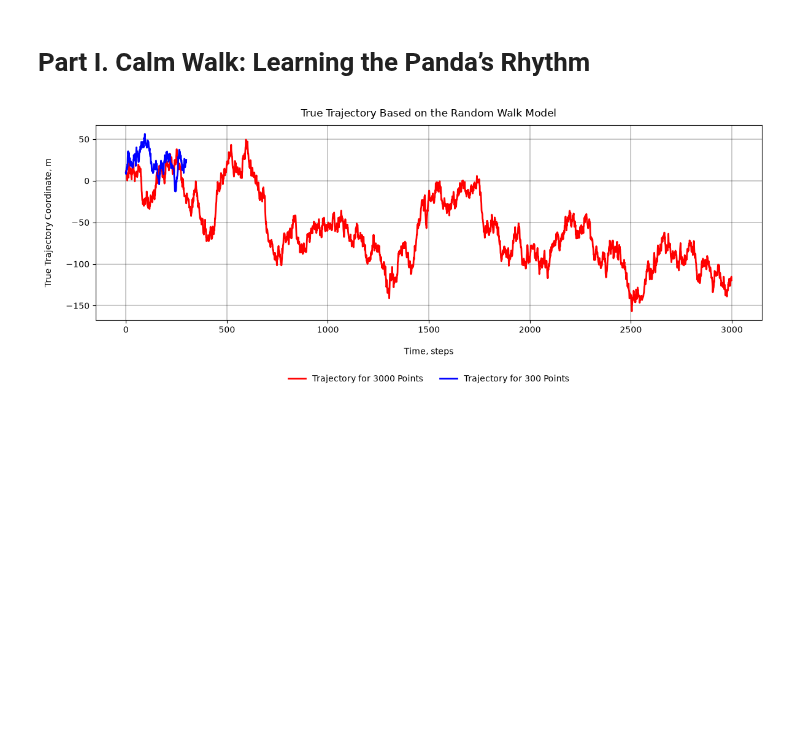
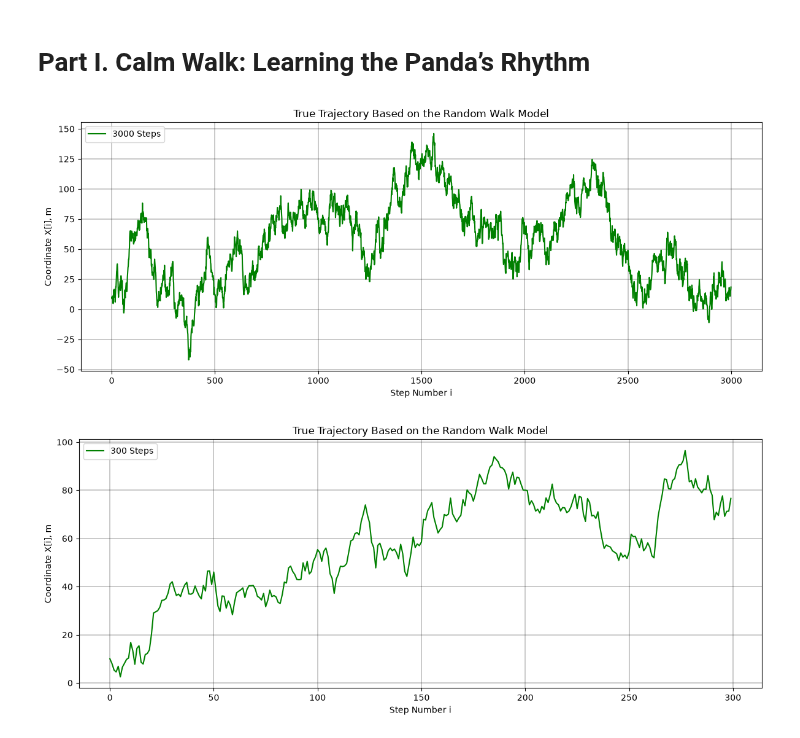
Before and after one commit to VladZg/Experimental-data-processing, a Jupyter notebook: task2-quasi-optimal/main.ipynb, the cells around one changed output. Cells and saved outputs as stored; diff of their text form; code cells hidden in the pictures; blank space fills up the shorter version.

```diff
--- a/task2-quasi-optimal/main.ipynb
+++ b/task2-quasi-optimal/main.ipynb
@@ -4,56 +4,48 @@ from matplotlib import pyplot as plt
 # %% [markdown]
 # Part I. Calm Walk: Learning the Panda’s Rhythm
 # %%
-# define the constants
-VARIANCE_W = np.sqrt(14)
-SIZE_VALUES = [3000,300]
+# define the constants for true trajectory
+SIGMA_W = np.sqrt(14)
+SIZE_MAX = 3000
+SIZE_MIN = 300
 INITIAL_COORDINATE_M = 10
 
 # generate a true trajectory of a walking panda using the random walk model
 def generate_true_trajectory(size, init_coord):
     traj_points = np.zeros(size)
     traj_points[0] = init_coord
 
     for i in range(1, size):
         process_noise = np.random.normal(
-                loc=0.0,
-                scale=VARIANCE_W
-            )
+                        loc=0.0,
+                        scale=SIGMA_W
+                    )
         traj_points[i] = traj_points[i-1] + process_noise
 
     return traj_points
 
-# store 3000 true trajectory points in the true_traj_points_3000 array
-true_traj_points_3000 = generate_true_trajectory(
-    size=SIZE_VALUES[0],
-    init_coord=INITIAL_COORDINATE_M
-)
+# store 3000 true trajectory points in the true_trajectory_huge array
+true_trajectory_huge = generate_true_trajectory(SIZE_MAX, INITIAL_COORDINATE_M)
 
-# store 300 true trajectory points in the true_traj_points_3000 array
-true_traj_points_300 = generate_true_trajectory(
-    size=SIZE_VALUES[1],
-    init_coord=INITIAL_COORDINATE_M
-)
+# store 300 true trajectory points in the true_trajectory_small array
+true_trajectory_small = generate_true_trajectory(SIZE_MIN, INITIAL_COORDINATE_M)
 
-# define arrays for the time axis (steps)
-time_3000 = np.zeros(SIZE_VALUES[0])
-for i in range(time_3000.size):
-    time_3000[i] = i
+# declare a function to plot the true trajectory
+def plot_true_trajectory(true_traj, title, label):
+    steps = np.arange(true_traj.size)
+    fig, ax = plt.subplots(figsize=(12, 5))
+    ax.plot(steps, true_traj, color="green", linewidth=1.5, label=label)
+    ax.set_title(title)
+    ax.set_xlabel("Step Number i")
+    ax.set_ylabel("Coordinate X[i], m")
+    ax.grid(True, color="black", linewidth=0.3)
+    ax.legend(frameon=True, markerscale=4, ncol=2, loc="upper left")
+    fig.tight_layout()
+    plt.show()
 
-time_300 = np.zeros(SIZE_VALUES[1])
-for i in range(time_300.size):
-    time_300[i] = i
-
-# plot the true trajectory
-fig, ax = plt.subplots(figsize=(12, 5))
-ax.plot(time_3000, true_traj_points_3000, linewidth=2, color="red", label="Trajectory for 3000 Points")
-ax.plot(time_300, true_traj_points_300, linewidth=2, color="blue", label="Trajectory for 300 Points")
-ax.set_title("True Trajectory Based on the Random Walk Model", pad=10)
-ax.set_xlabel("Time, steps", labelpad=15)
-ax.set_ylabel("True Trajectory Coordinate, m", labelpad=15)
-ax.grid(True, color="black", linewidth=0.3)
-ax.legend(frameon=False, ncol=2, loc="upper center", bbox_to_anchor=(0.5, -0.24))
-fig.tight_layout()
-plt.show()
+# call the self-written function above to plot the true trajectories for 3000 and 300 points correspondingly
+plot_true_trajectory(true_trajectory_huge, "True Trajectory Based on the Random Walk Model", "3000 Steps")
+plot_true_trajectory(true_trajectory_small, "True Trajectory Based on the Random Walk Model", "300 Steps")
 # %% [output]
-[figure, old version]
+[figure, new version]
+[figure, added]
```
Also changed, not shown: parts of 4 cells of this notebook, 4 other files.
